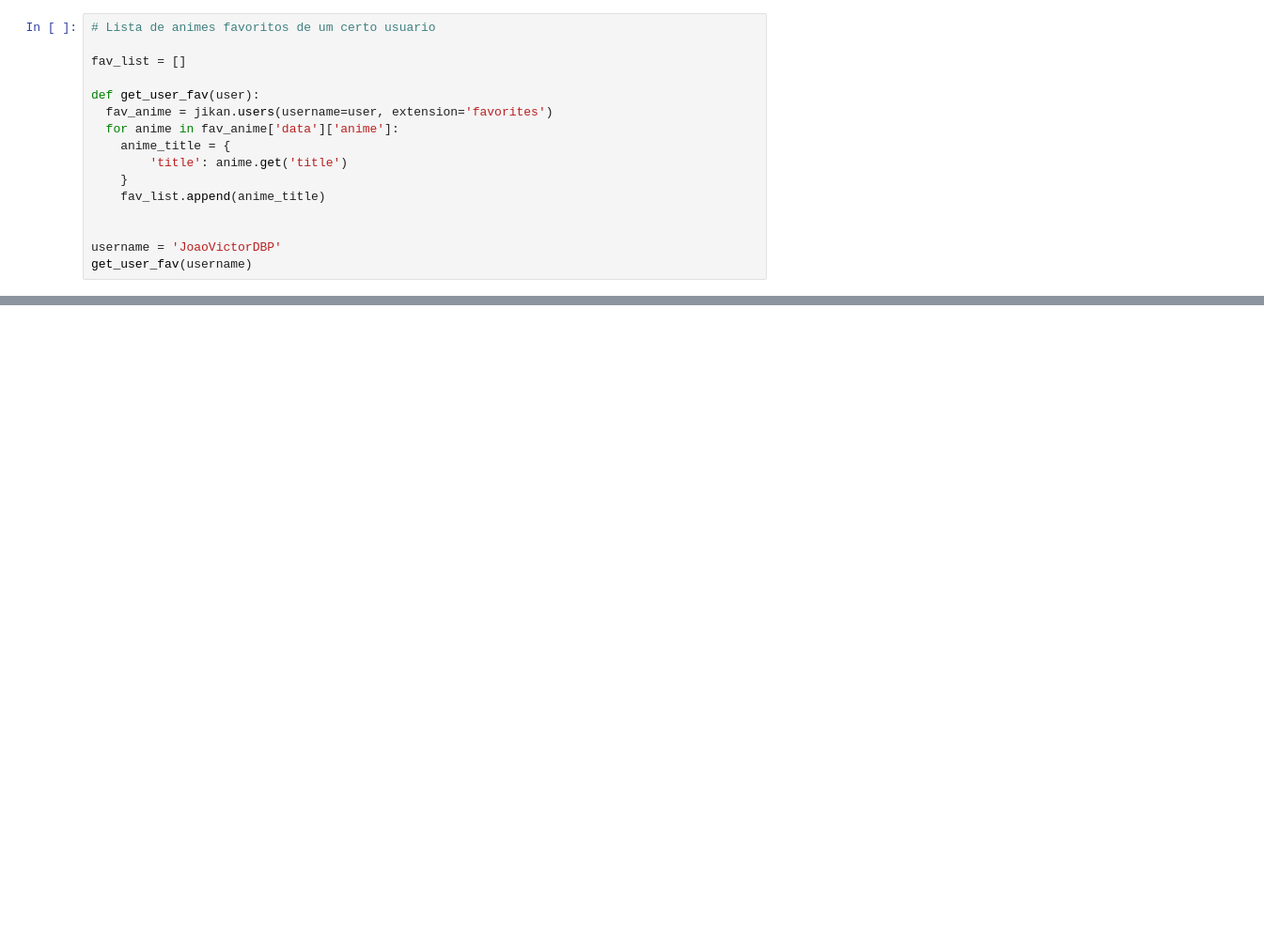
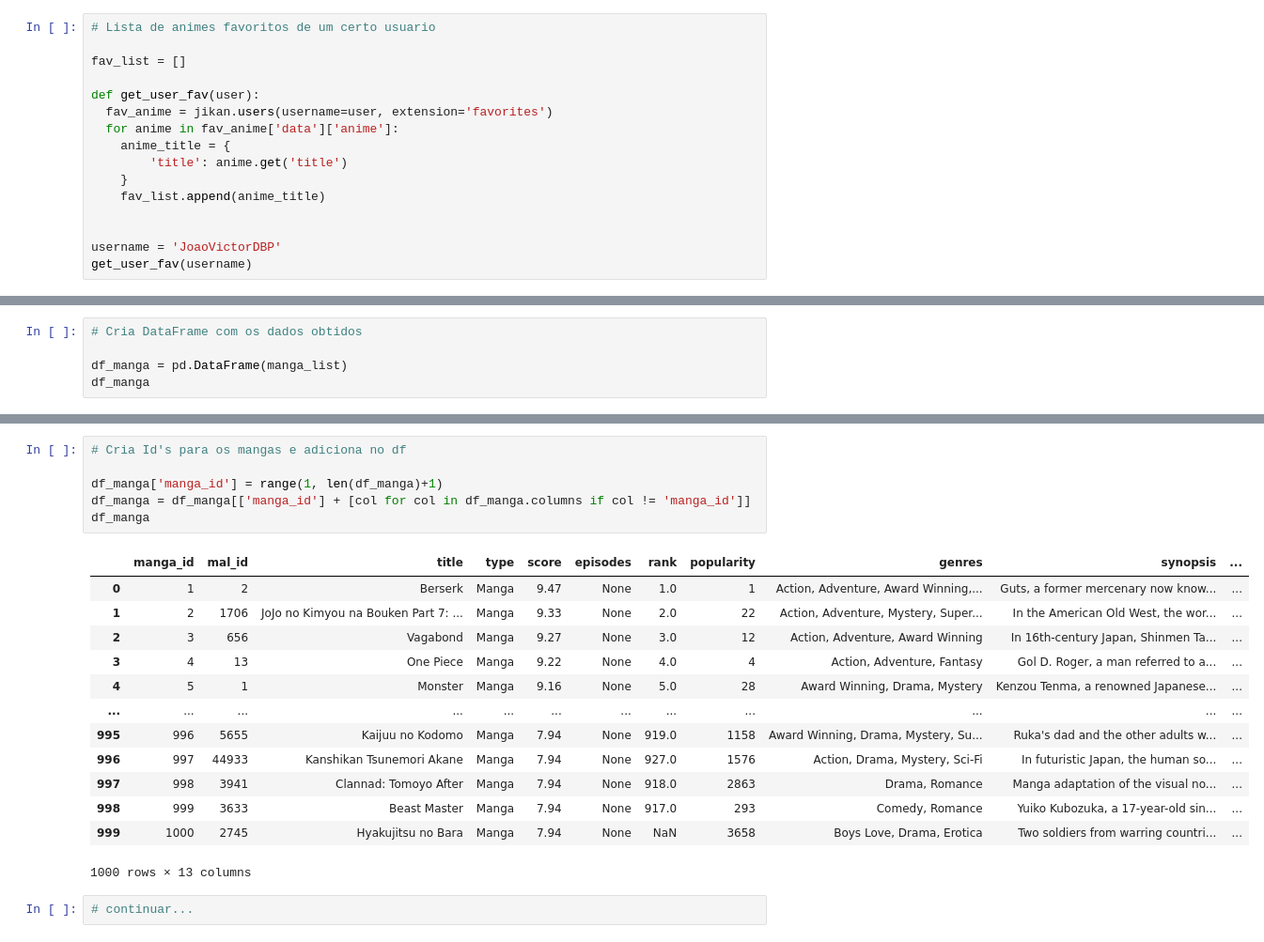
Before and after one commit to JoaoVictorDBP/Anime-Recommendation-System, a Jupyter notebook: AnimeRec.ipynb, the cells around one changed output, grey strips where cells are left out. Shown: that part at 94% size. Drawn from its saved outputs; the diff is of its cells as text; blank space fills up the shorter version.

```diff
--- a/AnimeRec.ipynb
+++ b/AnimeRec.ipynb
@@ -326,0 +332,5 @@ def get_similarity(df_encoded, anime_id):
+# %%
+# Cria DataFrame com os dados obtidos
+
+df_manga = pd.DataFrame(manga_list)
+df_manga
@@ -326,0 +351,22 @@ def get_similarity(df_encoded, anime_id):
+# %%
+# Cria Id's para os mangas e adiciona no df
+
+df_manga['manga_id'] = range(1, len(df_manga)+1)
+df_manga = df_manga[['manga_id'] + [col for col in df_manga.columns if col != 'manga_id']]
+df_manga
+# %% [output]
+|  | manga_id | mal_id | title | type | score | episodes | rank | popularity | genres | synopsis | ... |
+| 0 | 1 | 2 | Berserk | Manga | 9.47 | None | 1.0 | 1 | Action, Adventure, Award Winning,... | Guts, a former mercenary now know... | ... |
+| 1 | 2 | 1706 | JoJo no Kimyou na Bouken Part 7: ... | Manga | 9.33 | None | 2.0 | 22 | Action, Adventure, Mystery, Super... | In the American Old West, the wor... | ... |
+| 2 | 3 | 656 | Vagabond | Manga | 9.27 | None | 3.0 | 12 | Action, Adventure, Award Winning | In 16th-century Japan, Shinmen Ta... | ... |
+| 3 | 4 | 13 | One Piece | Manga | 9.22 | None | 4.0 | 4 | Action, Adventure, Fantasy | Gol D. Roger, a man referred to a... | ... |
+| 4 | 5 | 1 | Monster | Manga | 9.16 | None | 5.0 | 28 | Award Winning, Drama, Mystery | Kenzou Tenma, a renowned Japanese... | ... |
+| ... | ... | ... | ... | ... | ... | ... | ... | ... | ... | ... | ... |
+| 995 | 996 | 5655 | Kaijuu no Kodomo | Manga | 7.94 | None | 919.0 | 1158 | Award Winning, Drama, Mystery, Su... | Ruka's dad and the other adults w... | ... |
+| 996 | 997 | 44933 | Kanshikan Tsunemori Akane | Manga | 7.94 | None | 927.0 | 1576 | Action, Drama, Mystery, Sci-Fi | In futuristic Japan, the human so... | ... |
+| 997 | 998 | 3941 | Clannad: Tomoyo After | Manga | 7.94 | None | 918.0 | 2863 | Drama, Romance | Manga adaptation of the visual no... | ... |
+| 998 | 999 | 3633 | Beast Master | Manga | 7.94 | None | 917.0 | 293 | Comedy, Romance | Yuiko Kubozuka, a 17-year-old sin... | ... |
+| 999 | 1000 | 2745 | Hyakujitsu no Bara | Manga | 7.94 | None | NaN | 3658 | Boys Love, Drama, Erotica | Two soldiers from warring countri... | ... |
+1000 rows × 13 columns
+# %%
+# continuar...
```
Also changed, not shown: parts of 18 cells of this notebook.
